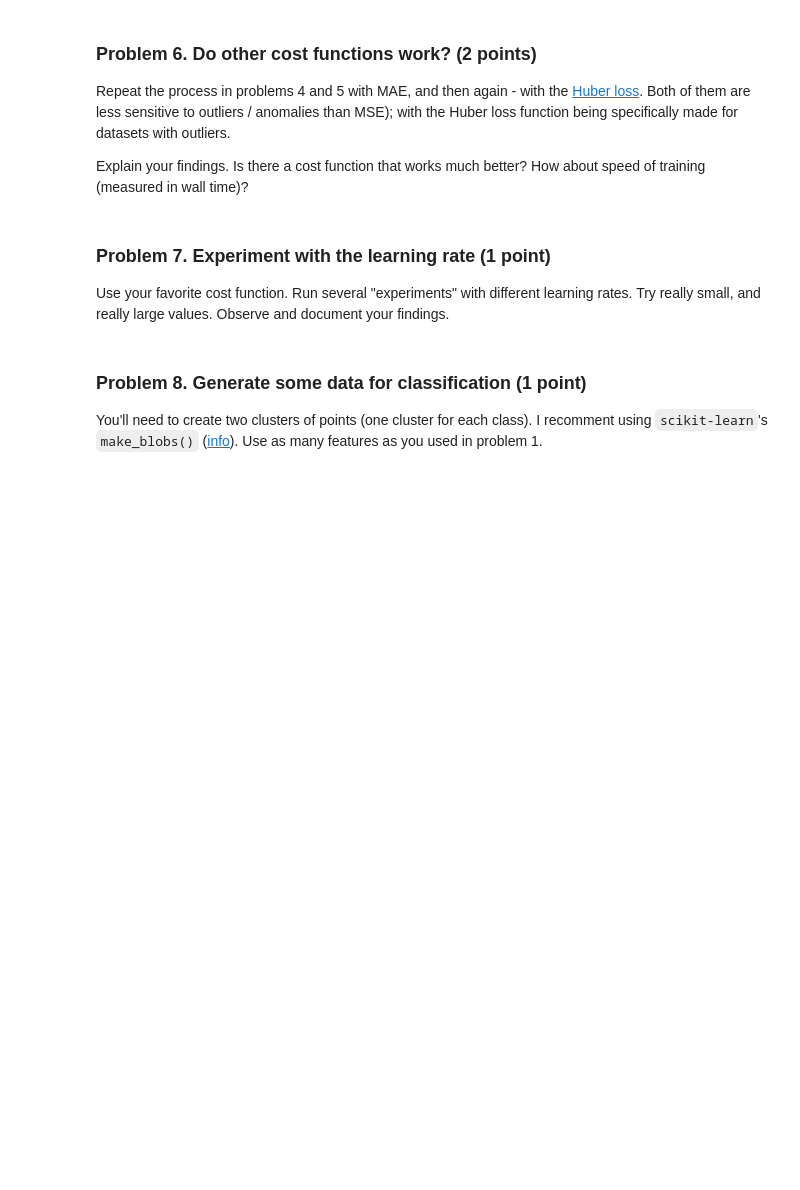
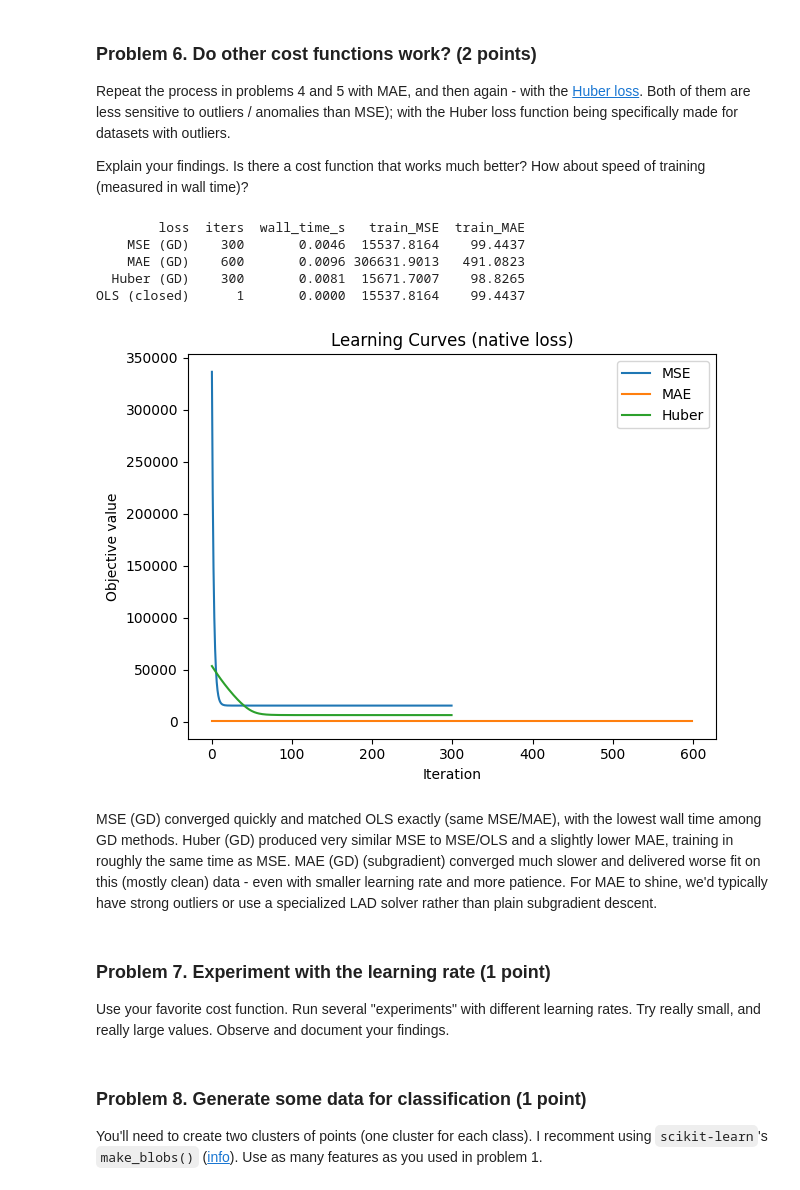
Before and after one commit to stilyan122/AI-and-Machine-Learning, a Jupyter notebook: Data Science/Regression Models/Regression Models Lab.ipynb, the cells around one changed output. Cells and saved outputs as stored; diff of their text form; code cells hidden in the pictures; blank space fills up the shorter version.

Commit message:
Inialized DS Project Architecture. Finished Regression Models - Exercise - ex. 4, 5, 6 - evaluated cost function, MSE, compared with MAE and Huber GD.

```diff
--- a/Data Science/Regression Models/Regression Models Lab.ipynb
+++ b/Data Science/Regression Models/Regression Models Lab.ipynb
@@ -239,0 +471,26 @@ Explain your findings. Is there a cost function that works much better? How abou
+# %%
+Xb = np.hstack([np.ones((n, 1)), X])
+theta_ols = np.linalg.lstsq(Xb, y, rcond=None)[0]
+b_ols, a_ols = theta_ols[0], theta_ols[1:]
+resid_ols = (b_ols + X @ a_ols) - y
+
+mad = np.median(np.abs(resid_ols - np.median(resid_ols)))
+delta = 1.345 * mad if mad > 0 else 1.0  # fallback if degenerate
+# %%
+# Run MSE GD
+b_mse, a_mse, J_mse_hist, it_mse, wall_mse = run_gd(
+    mse_cost_and_grad, Xz, y, lr=0.1, max_iters=20000, tol=1e-12, patience=300, verbose=False
+)
+b_mse_o, a_mse_o = to_original_scale(b_mse, a_mse, X_mean, X_std)
+
+# Run MAE GD (subgradient)
+b_mae, a_mae, J_mae_hist, it_mae, wall_mae = run_gd(
+    mae_cost_grad, Xz, y, lr=0.05, max_iters=40000, tol=1e-12, patience=600, verbose=False
+)
+b_mae_o, a_mae_o = to_original_scale(b_mae, a_mae, X_mean, X_std)
+
+# Run Huber GD
+b_hub, a_hub, J_hub_hist, it_hub, wall_hub = run_gd(
+    huber_cost_grad, Xz, y, lr=0.1, max_iters=20000, tol=1e-12, patience=300, verbose=False, delta=delta
+)
+b_hub_o, a_hub_o = to_original_scale(b_hub, a_hub, X_mean, X_std)
@@ -240,3 +523,26 @@ Explain your findings. Is there a cost function that works much better? How abou
+# %%
+print(summary.to_string(index=False))
+# %% [output]
+        loss  iters  wall_time_s   train_MSE  train_MAE
+    MSE (GD)    300       0.0046  15537.8164    99.4437
+    MAE (GD)    600       0.0096 306631.9013   491.0823
+  Huber (GD)    300       0.0081  15671.7007    98.8265
+OLS (closed)      1       0.0000  15537.8164    99.4437
+# %%
+plt.figure()
+plt.plot(J_mse_hist, label="MSE")
+plt.plot(J_mae_hist, label="MAE")
+plt.plot(J_hub_hist, label="Huber")
+plt.xlabel("Iteration")
+plt.ylabel("Objective value")
+plt.title("Learning Curves (native loss)")
+plt.legend()
+plt.tight_layout()
+plt.show()
+# %% [output]
+[figure, added]
+# %% [markdown]
+MSE (GD) converged quickly and matched OLS exactly (same MSE/MAE), with the lowest wall time among GD methods. Huber (GD) produced very similar MSE to MSE/OLS and a slightly lower MAE, training in roughly the same time as MSE. MAE (GD) (subgradient) converged much slower and delivered worse fit on this (mostly clean) data - even with smaller learning rate and more patience. For MAE to shine, we'd typically have strong outliers or use a specialized LAD solver rather than plain subgradient descent.
 # %% [markdown]
 ### Problem 7. Experiment with the learning rate (1 point)
 Use your favorite cost function. Run several "experiments" with different learning rates. Try really small, and really large values. Observe and document your findings.
```
Also changed, not shown: parts of 22 cells of this notebook, 2 other files.
